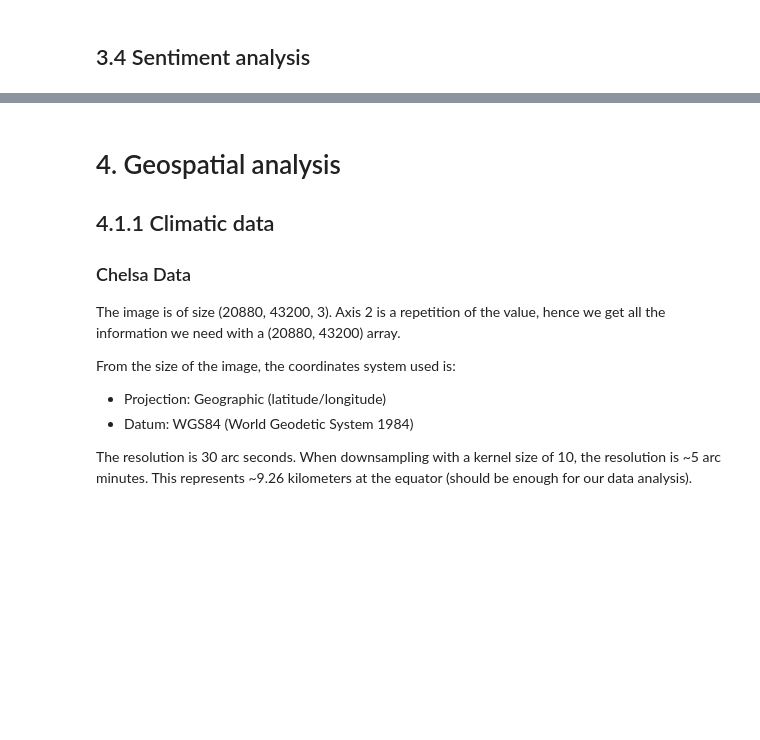
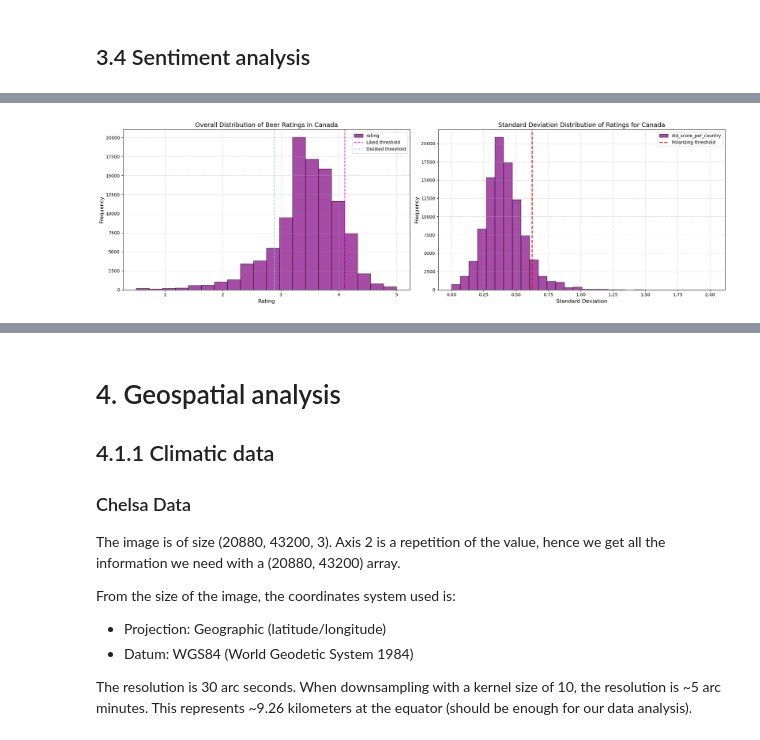
Before and after one commit to epfl-ada/ada-2024-project-kjaaanalytics, a Jupyter notebook: results.ipynb, the cells around one changed output, grey strips where cells are left out. Cells and saved outputs as stored; diff of their text form; code cells hidden in the pictures; blank space fills up the shorter version.

```diff
--- a/results.ipynb
+++ b/results.ipynb
@@ -763,0 +717,4 @@ plt.show()
+# %%
+df=rawdata.copy()
+#generate the world cloud and save them for the website !
+nlp_utils.generate_wordcloud_country(df,'England')
@@ -862,0 +786,4 @@ nlp_utils.plot_country_wordclouds(df, 'Switzerland')
+# %%
+nlp_utils.plot_combined_distribution(df,one_sigma,minus_one_sigma)
+# %% [output]
+[figure, added]
```
Also changed, not shown: parts of 36 cells of this notebook, 1 other file.
